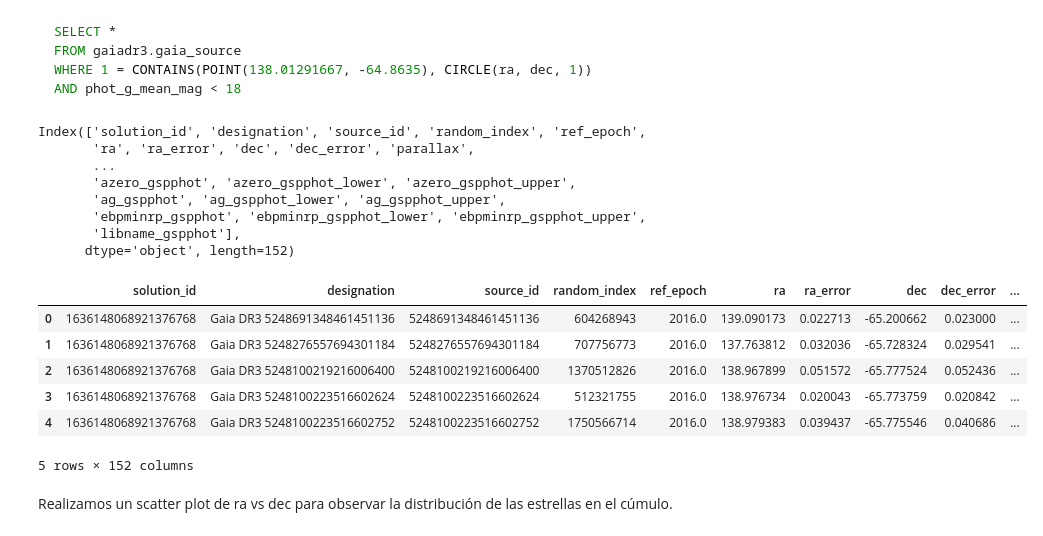
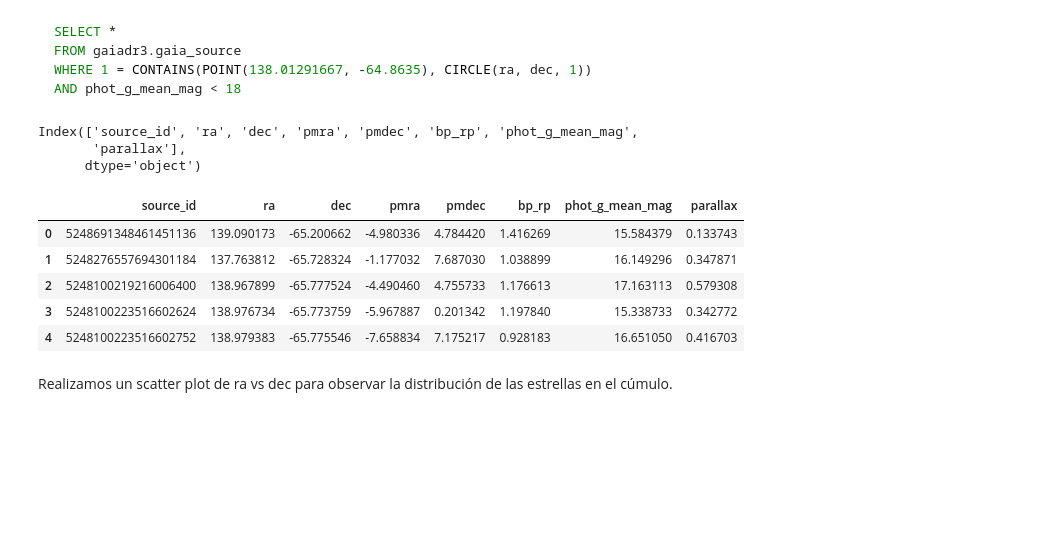
Before and after one commit to ojedarcelo/astrocodigos, a Jupyter notebook: AST0411 - Astrofísica Extragaláctica/Tareas/Tarea 1/tarea_1.ipynb, the cells around one changed output. Drawn from its saved outputs; the diff is of its cells as text; code cells hidden in the pictures; blank space fills up the shorter version.

````diff
--- a/AST0411 - Astrofísica Extragaláctica/Tareas/Tarea 1/tarea_1.ipynb
+++ b/AST0411 - Astrofísica Extragaláctica/Tareas/Tarea 1/tarea_1.ipynb
@@ -560,26 +538,20 @@ WHERE 1 = CONTAINS(POINT(138.01291667, -64.8635), CIRCLE(ra, dec, 1))
 AND phot_g_mean_mag < 18
 ```
 # %%
-ngc_2808_path = 'ngc2808-query3.csv'
+ngc_2808_path = 'ngc2808-query4.csv'
 ngc_2808 = pd.read_csv(ngc_2808_path)
 print(ngc_2808.columns)
 ngc_2808.head()
 # %% [output]
-Index(['solution_id', 'designation', 'source_id', 'random_index', 'ref_epoch',
-       'ra', 'ra_error', 'dec', 'dec_error', 'parallax',
-       ...
-       'azero_gspphot', 'azero_gspphot_lower', 'azero_gspphot_upper',
-       'ag_gspphot', 'ag_gspphot_lower', 'ag_gspphot_upper',
-       'ebpminrp_gspphot', 'ebpminrp_gspphot_lower', 'ebpminrp_gspphot_upper',
-       'libname_gspphot'],
-      dtype='object', length=152)
+Index(['source_id', 'ra', 'dec', 'pmra', 'pmdec', 'bp_rp', 'phot_g_mean_mag',
+       'parallax'],
+      dtype='object')
-|  | solution_id | designation | source_id | random_index | ref_epoch | ra | ra_error | dec | dec_error | ... |
-| 0 | 1636148068921376768 | Gaia DR3 5248691348461451136 | 5248691348461451136 | 604268943 | 2016.0 | 139.090173 | 0.022713 | -65.200662 | 0.023000 | ... |
-| 1 | 1636148068921376768 | Gaia DR3 5248276557694301184 | 5248276557694301184 | 707756773 | 2016.0 | 137.763812 | 0.032036 | -65.728324 | 0.029541 | ... |
-| 2 | 1636148068921376768 | Gaia DR3 5248100219216006400 | 5248100219216006400 | 1370512826 | 2016.0 | 138.967899 | 0.051572 | -65.777524 | 0.052436 | ... |
-| 3 | 1636148068921376768 | Gaia DR3 5248100223516602624 | 5248100223516602624 | 512321755 | 2016.0 | 138.976734 | 0.020043 | -65.773759 | 0.020842 | ... |
-| 4 | 1636148068921376768 | Gaia DR3 5248100223516602752 | 5248100223516602752 | 1750566714 | 2016.0 | 138.979383 | 0.039437 | -65.775546 | 0.040686 | ... |
+|  | source_id | ra | dec | pmra | pmdec | bp_rp | phot_g_mean_mag | parallax |
+| 0 | 5248691348461451136 | 139.090173 | -65.200662 | -4.980336 | 4.784420 | 1.416269 | 15.584379 | 0.133743 |
+| 1 | 5248276557694301184 | 137.763812 | -65.728324 | -1.177032 | 7.687030 | 1.038899 | 16.149296 | 0.347871 |
+| 2 | 5248100219216006400 | 138.967899 | -65.777524 | -4.490460 | 4.755733 | 1.176613 | 17.163113 | 0.579308 |
+| 3 | 5248100223516602624 | 138.976734 | -65.773759 | -5.967887 | 0.201342 | 1.197840 | 15.338733 | 0.342772 |
+| 4 | 5248100223516602752 | 138.979383 | -65.775546 | -7.658834 | 7.175217 | 0.928183 | 16.651050 | 0.416703 |
-5 rows × 152 columns
 # %%
 ngc_2808 = ngc_2808.dropna(subset=['pmra', 'pmdec'])
 # %% [markdown]
````
Also changed, not shown: parts of 17 cells of this notebook, 6 other files.
